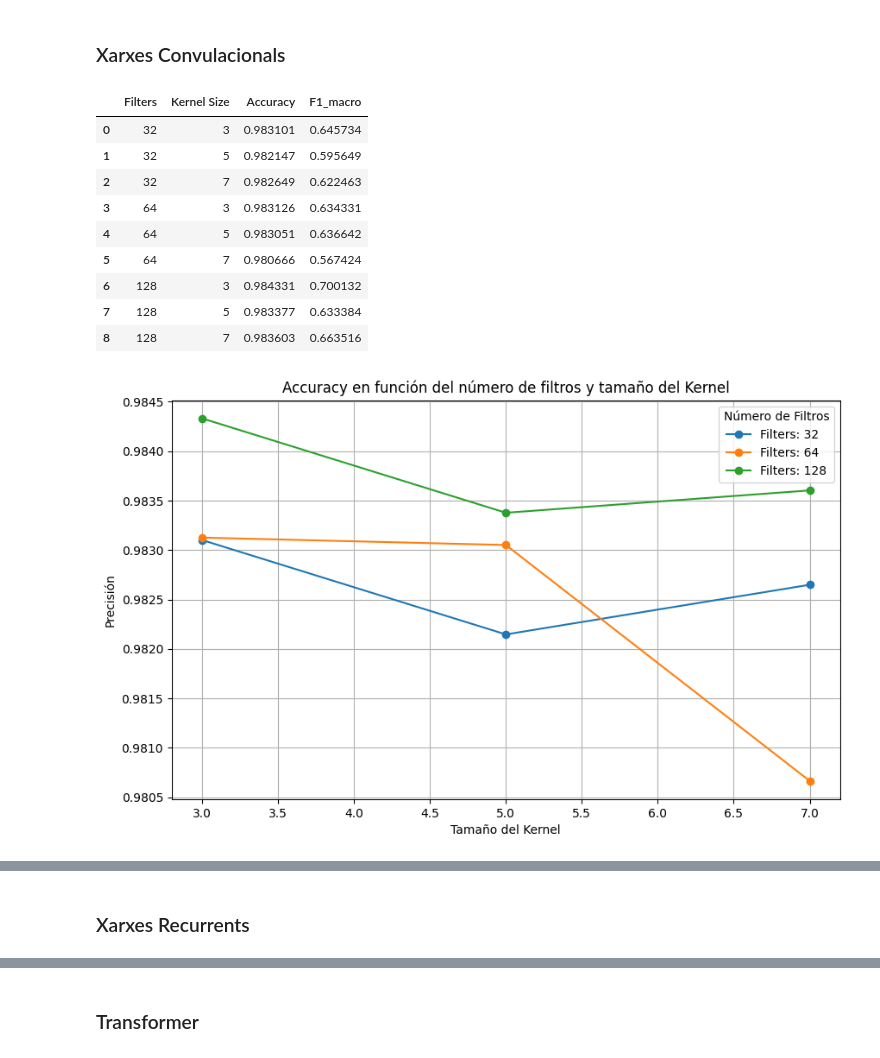
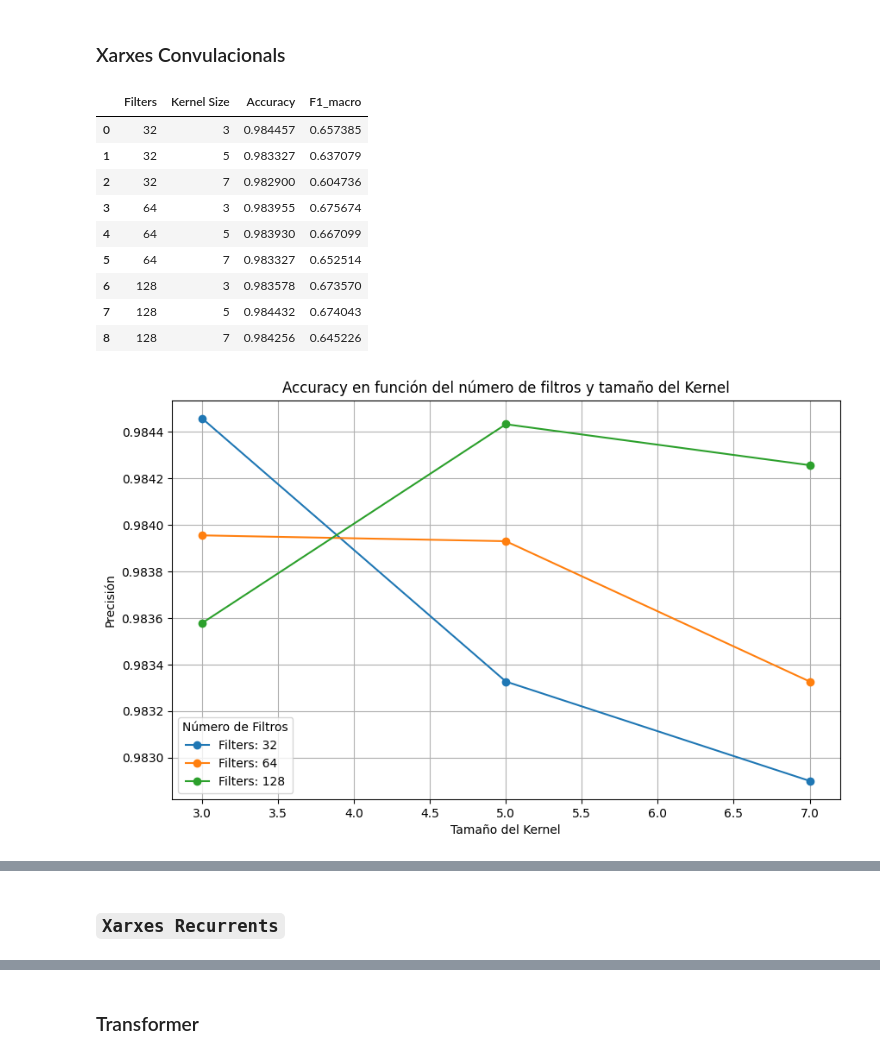
Before and after one commit to gallego-c/TVD_P2_ClaudiaVeronica, a Jupyter notebook: scripts/TVD_P2_2_ClaudiaVeronica.ipynb, the cells around one changed output, grey strips where cells are left out. Drawn from its saved outputs; the diff is of its cells as text; code cells hidden in the pictures.

```diff
--- a/scripts/TVD_P2_2_ClaudiaVeronica.ipynb
+++ b/scripts/TVD_P2_2_ClaudiaVeronica.ipynb
@@ -655,6 +641,7 @@ print(best_report_text)
 import pandas as pd
 import matplotlib.pyplot as plt
 vocab_size = len(tokenizer.word_index) + 1
+batch_size = 32
 epochs = 15
 embedding_dim = 128
 filter_sizes = [32, 64, 128]
@@ -671,15 +658,17 @@ for filters in filter_sizes:
         model.add(Embedding(input_dim=vocab_size, output_dim=embedding_dim,
                             input_length=max_sequence_length))
 
-        # BiLSTM manteniendo la secuencia completa (shape: B, 45, 128)
-        model.add(Bidirectional(LSTM(units=64, return_sequences=True)))
-
-        # Convoluciones sin cambiar la longitud temporal (padding='same')
         model.add(Conv1D(filters=filters, kernel_size=kernel_size,
                          padding='same', activation='relu'))
 
-        model.add(Conv1D(filters=filters, kernel_size=kernel_size,
-                         padding='same', activation='relu'))
+        # BiLSTM manteniendo la secuencia completa (shape: B, 45, 128)
+        # model.add(Bidirectional(LSTM(units=64, return_sequences=True)))
+
+
+        # model.add(Conv1D(filters=filters, kernel_size=kernel_size,
+                        #  padding='same', activation='relu'))
+        # model.add(GlobalMaxPooling1D())
+
 
         model.add(Dense(128, activation='relu'))
         # Predicción por token -> (B, 45, 120)
@@ -737,18 +726,6 @@ df_results = pd.DataFrame(results)
 from IPython.display import display
 display(df_results)
 
-# # Graficamos los resultados
-# plt.figure(figsize=(10, 6))
-# for filters in filter_sizes:
-#     subset = df_results[df_results['Filters'] == filters]
-#     plt.plot(subset['Kernel Size'], subset['Accuracy'], label=f'Filters: {filters}', marker='o')
-
-# plt.title('Accuracy en función del número de filtros y tamaño del Kernel')
-# plt.xlabel('Tamaño del Kernel')
-# plt.ylabel('Precisión')
-# plt.legend(title="Número de Filtros")
-# plt.grid(True)
-# plt.show()
 
 plt.figure(figsize=(10, 6))
 for filters in sorted(df_results['Filters'].unique()):
@@ -757,52 +734,40 @@ for filters in sorted(df_results['Filters'].unique()):
         continue
     plt.plot(subset['Kernel Size'], subset['Accuracy'], label=f'Filters: {filters}', marker='o')
 
 plt.title('Accuracy en función del número de filtros y tamaño del Kernel')
 plt.xlabel('Tamaño del Kernel')
 plt.ylabel('Precisión')
 plt.legend(title="Número de Filtros")
 plt.grid(True)
 plt.show()
 
-# # Graficamos los resultados
-# plt.figure(figsize=(10, 6))
-# for filters in filter_sizes:
-#     subset = df_results[df_results['Filters'] == filters]
-#     plt.plot(subset['Kernel Size'], subset['F1_macro'], label=f'Filters: {filters}', marker='o')
-
-# plt.title('F1 en función del número de filtros y tamaño del Kernel')
-# plt.xlabel('Tamaño del Kernel')
-# plt.ylabel('Precisión')
-# plt.legend(title="Número de Filtros")
-# plt.grid(True)
-# plt.show()
 
 plt.figure(figsize=(10, 6))
 for filters in sorted(df_results['Filters'].unique()):
       subset = df_results[df_results['Filters'] == filters].sort_values('Kernel Size')
       if len(subset) == 0:
           continue
       plt.plot(subset['Kernel Size'], subset['F1_macro'], label=f'Filters: {filters}', marker='o')
 
 plt.title('F1 en función del número de filtros y tamaño del Kernel')
 plt.xlabel('Tamaño del Kernel')
 plt.ylabel('F1-macro')
 plt.legend(title="Número de Filtros")
 plt.grid(True)
 plt.show()
 
 
 print("=== Classification report del MEJOR modelo (por F1_macro) ===")
 print(best_report_text)
 # %% [output]
 |  | Filters | Kernel Size | Accuracy | F1_macro |
-| 0 | 32 | 3 | 0.983101 | 0.645734 |
-| 1 | 32 | 5 | 0.982147 | 0.595649 |
-| 2 | 32 | 7 | 0.982649 | 0.622463 |
-| 3 | 64 | 3 | 0.983126 | 0.634331 |
-| 4 | 64 | 5 | 0.983051 | 0.636642 |
-| 5 | 64 | 7 | 0.980666 | 0.567424 |
-| 6 | 128 | 3 | 0.984331 | 0.700132 |
-| 7 | 128 | 5 | 0.983377 | 0.633384 |
-| 8 | 128 | 7 | 0.983603 | 0.663516 |
+| 0 | 32 | 3 | 0.984457 | 0.657385 |
+| 1 | 32 | 5 | 0.983327 | 0.637079 |
+| 2 | 32 | 7 | 0.982900 | 0.604736 |
+| 3 | 64 | 3 | 0.983955 | 0.675674 |
+| 4 | 64 | 5 | 0.983930 | 0.667099 |
+| 5 | 64 | 7 | 0.983327 | 0.652514 |
+| 6 | 128 | 3 | 0.983578 | 0.673570 |
+| 7 | 128 | 5 | 0.984432 | 0.674043 |
+| 8 | 128 | 7 | 0.984256 | 0.645226 |
-[figure, old version]
+[figure, new version]
@@ -827,5 +792,5 @@ print(best_report_text)
 # %% [markdown]
-### Xarxes Recurrents
+### `Xarxes Recurrents`
 # %%
 import pandas as pd
 vocab_size = len(tokenizer.word_index) + 1
```
Also changed, not shown: parts of 14 cells of this notebook.
